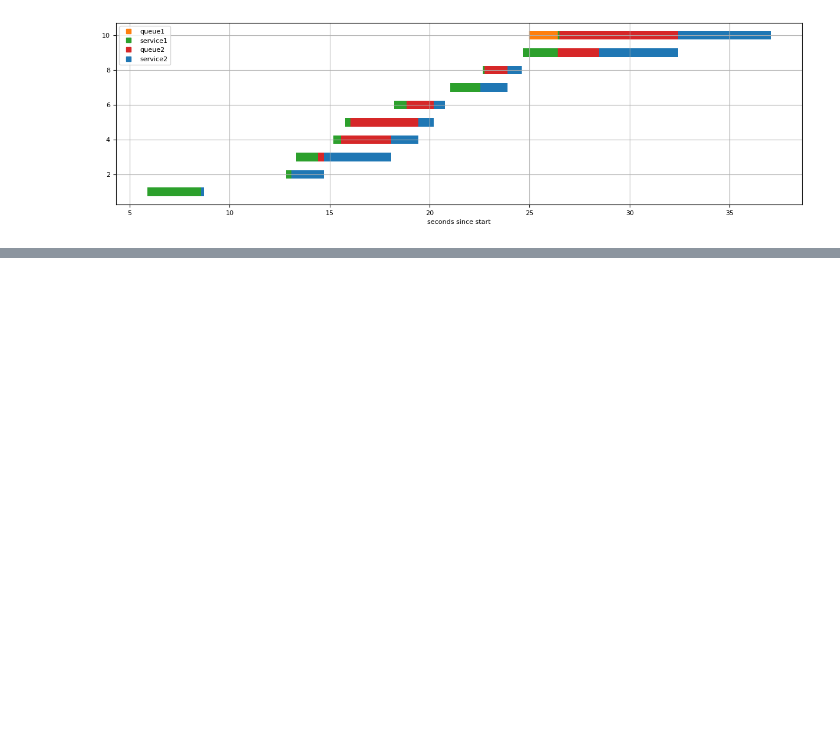
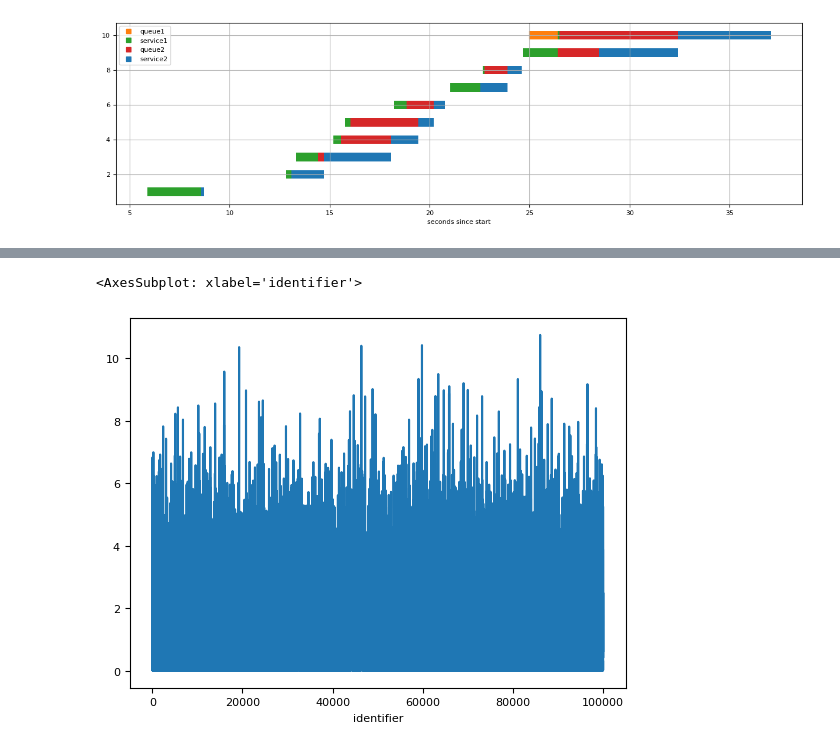
Before and after one commit to viniciuslettieri/2022.2---Avaliacao-e-Desempenho, a Jupyter notebook: Simulacoes/analise_simulacao.ipynb, the cells around one changed output, grey strips where cells are left out. Saved outputs shown, nothing was run; the diff lists cells and outputs as text; code cells hidden in the pictures; blank space fills up the shorter version.

```diff
--- a/Simulacoes/analise_simulacao.ipynb
+++ b/Simulacoes/analise_simulacao.ipynb
@@ -68,0 +93,5 @@ resumo("sequencia_longa.csv")
+# %%
+statistics["tm_service1"].plot()
+# %% [output]
+<AxesSubplot: xlabel='identifier'>
+[figure, added]
```
Also changed, not shown: parts of 9 cells of this notebook, 4 other files.
